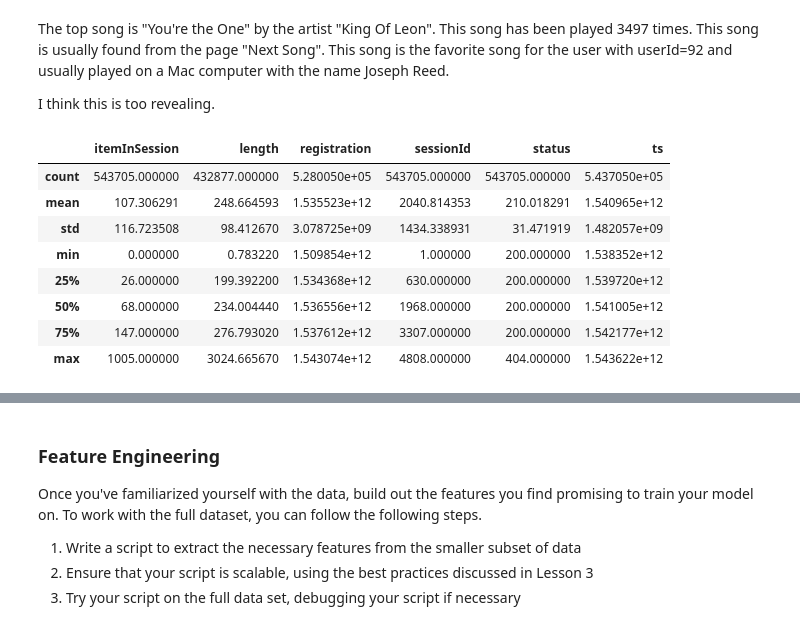
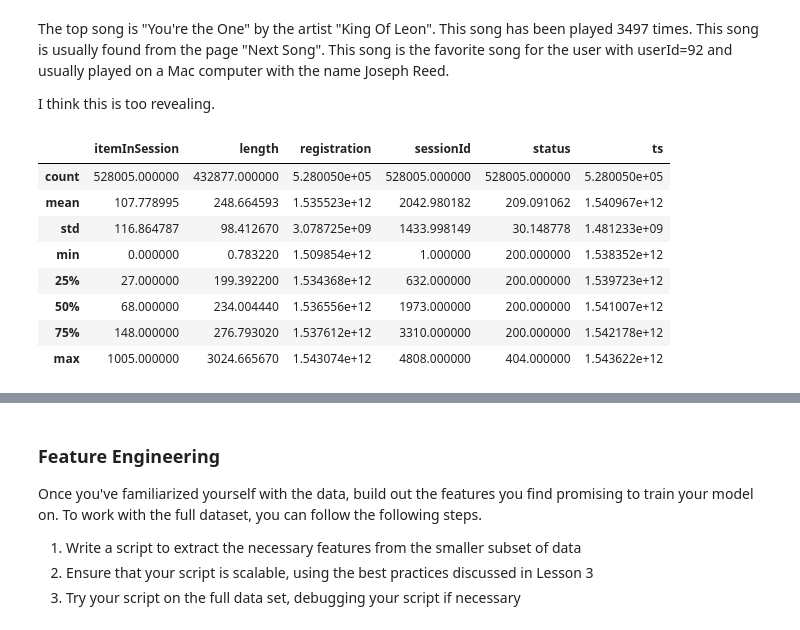
Before and after one commit to Joycechidi/Data-Science-Portfolio, a Jupyter notebook: Predicting Customer Churn with Spark/Sparkify.ipynb, the cells around one changed output, grey strips where cells are left out. Cells and saved outputs as stored; diff of their text form; code cells hidden in the pictures.

```diff
--- a/Predicting Customer Churn with Spark/Sparkify.ipynb
+++ b/Predicting Customer Churn with Spark/Sparkify.ipynb
@@ -112,12 +93,12 @@ Top 10 rows show there are a lot of duplicate userIds which could come from diff
 # %%
 # Are there non-registered users with NAN userId values
 # filter for users with blank user id
-reg_users = df.filter(df.userId!="")
-reg_users.count()
+df2 = df.filter(df.userId!="")
+df2.count()
 # %% [output]
 528005
 # %%
 #Drop NaN values in userIds
-df = df.dropna(how = "any", subset = ["userId", "sessionId"])
-df.count()
+df2 = df2.dropna(how = "any", subset = ["userId", "sessionId"])
+df2.count()
 # %% [output]
@@ -185 +157,3 @@ df_pandas = df.toPandas()
+# %%
+df2_pandas = df2.toPandas()
 # %%
@@ -202,15 +176,15 @@ The top song is "You're the One" by the artist "King Of Leon". This song has bee
 
 I think this is too revealing.
 # %%
-df_pandas.describe()
+df2_pandas.describe()
 # %% [output]
 |  | itemInSession | length | registration | sessionId | status | ts |
-| count | 543705.000000 | 432877.000000 | 5.280050e+05 | 543705.000000 | 543705.000000 | 5.437050e+05 |
-| mean | 107.306291 | 248.664593 | 1.535523e+12 | 2040.814353 | 210.018291 | 1.540965e+12 |
-| std | 116.723508 | 98.412670 | 3.078725e+09 | 1434.338931 | 31.471919 | 1.482057e+09 |
+| count | 528005.000000 | 432877.000000 | 5.280050e+05 | 528005.000000 | 528005.000000 | 5.280050e+05 |
+| mean | 107.778995 | 248.664593 | 1.535523e+12 | 2042.980182 | 209.091062 | 1.540967e+12 |
+| std | 116.864787 | 98.412670 | 3.078725e+09 | 1433.998149 | 30.148778 | 1.481233e+09 |
 | min | 0.000000 | 0.783220 | 1.509854e+12 | 1.000000 | 200.000000 | 1.538352e+12 |
-| 25% | 26.000000 | 199.392200 | 1.534368e+12 | 630.000000 | 200.000000 | 1.539720e+12 |
-| 50% | 68.000000 | 234.004440 | 1.536556e+12 | 1968.000000 | 200.000000 | 1.541005e+12 |
-| 75% | 147.000000 | 276.793020 | 1.537612e+12 | 3307.000000 | 200.000000 | 1.542177e+12 |
+| 25% | 27.000000 | 199.392200 | 1.534368e+12 | 632.000000 | 200.000000 | 1.539723e+12 |
+| 50% | 68.000000 | 234.004440 | 1.536556e+12 | 1973.000000 | 200.000000 | 1.541007e+12 |
+| 75% | 148.000000 | 276.793020 | 1.537612e+12 | 3310.000000 | 200.000000 | 1.542178e+12 |
 | max | 1005.000000 | 3024.665670 | 1.543074e+12 | 4808.000000 | 404.000000 | 1.543622e+12 |
 # %%
```
Also changed, not shown: parts of 64 cells of this notebook.
